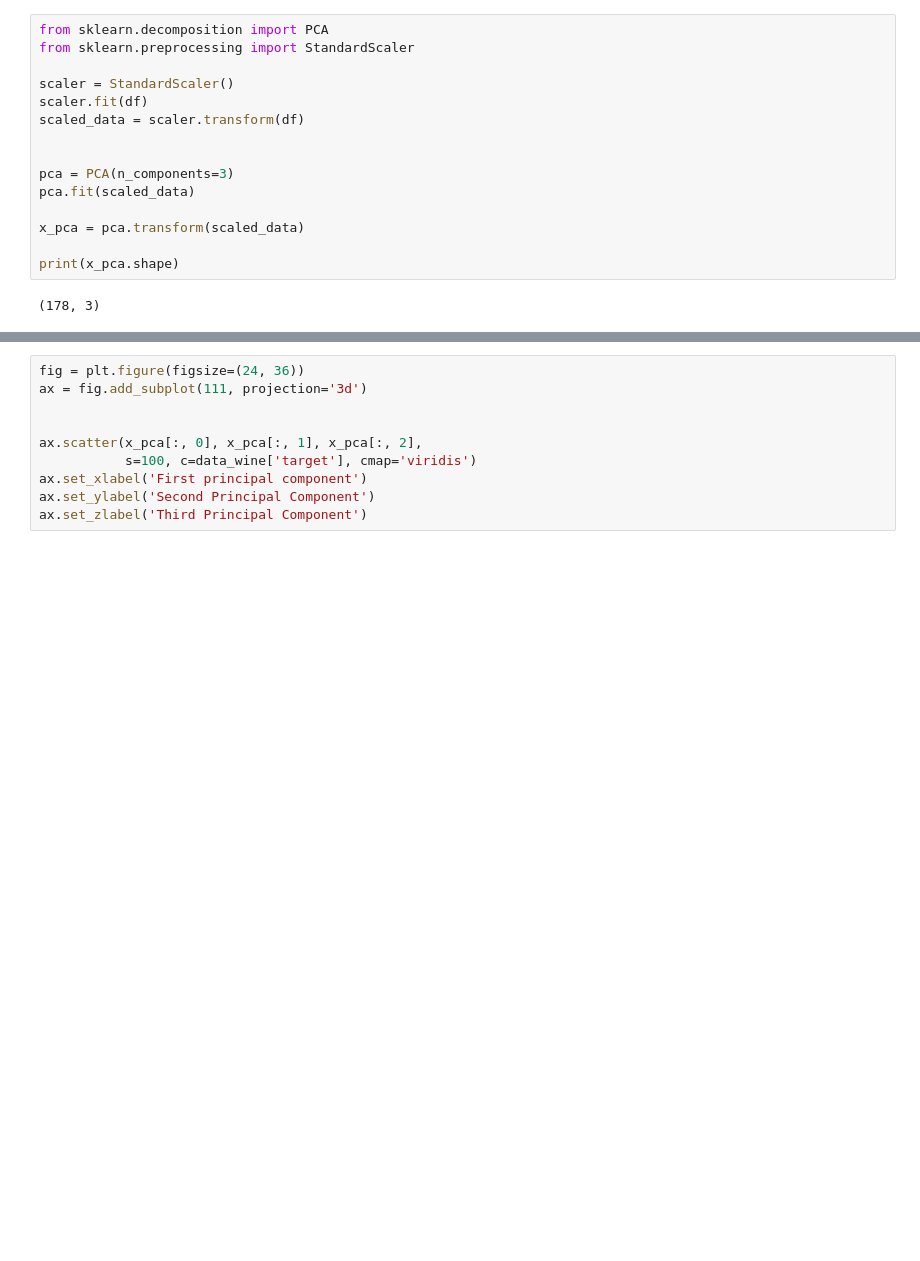
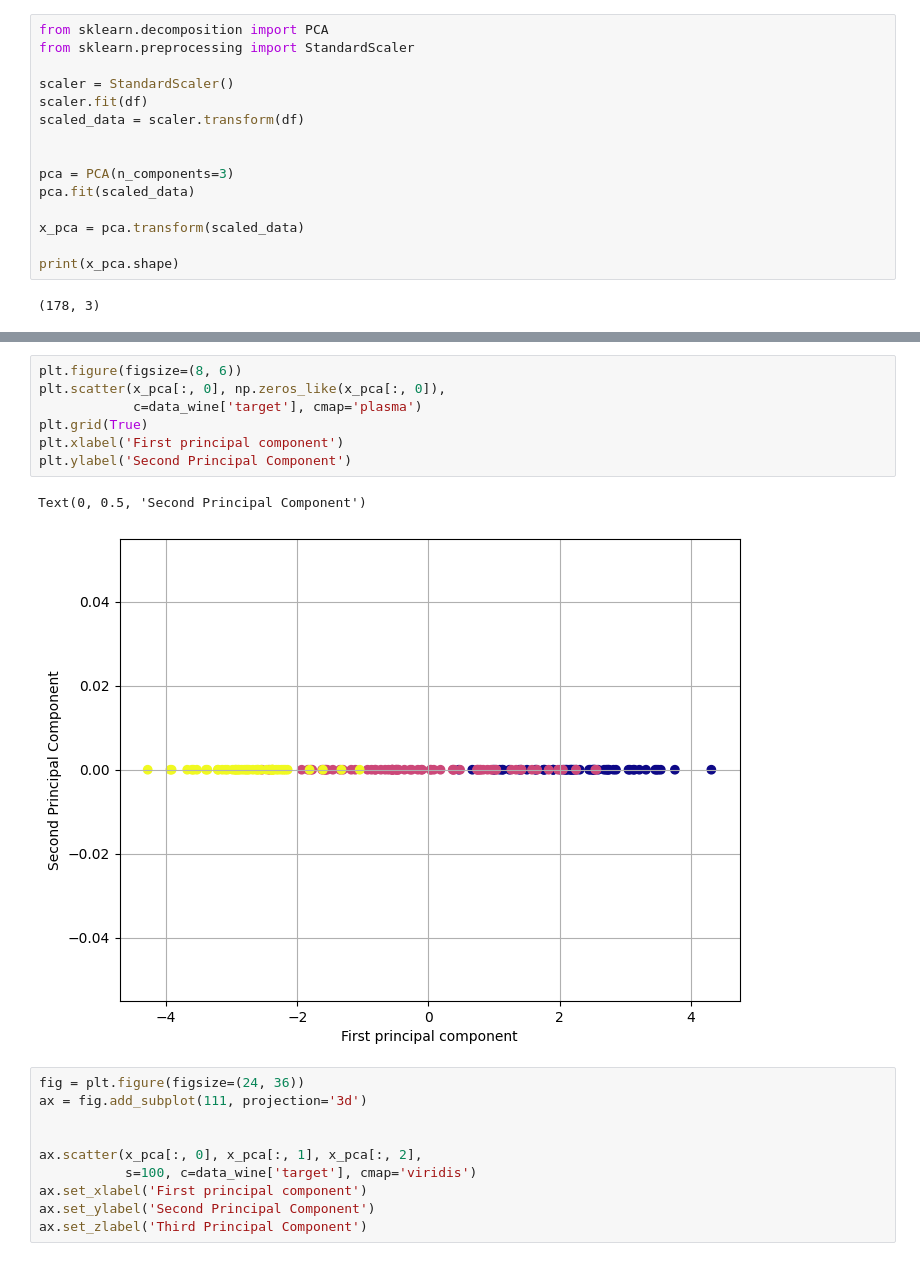
Before and after one commit to LUKIS123/MTSM-Metody-redukcji-i-selekcji, a Jupyter notebook: pca.ipynb, the cells around one changed output, grey strips where cells are left out. Drawn from its saved outputs; the diff is of its cells as text; blank space fills up the shorter version.

```diff
--- a/pca.ipynb
+++ b/pca.ipynb
@@ -68,3 +78,13 @@ Text(0, 0.5, 'Second Principal Component')
+# %%
+plt.figure(figsize=(8, 6))
+plt.scatter(x_pca[:, 0], np.zeros_like(x_pca[:, 0]),
+            c=data_wine['target'], cmap='plasma')
+plt.grid(True)
+plt.xlabel('First principal component')
+plt.ylabel('Second Principal Component')
+# %% [output]
+Text(0, 0.5, 'Second Principal Component')
+[figure, added]
 # %%
 fig = plt.figure(figsize=(24, 36))
 ax = fig.add_subplot(111, projection='3d')
```
Also changed, not shown: parts of 4 cells of this notebook, 1 other file.
